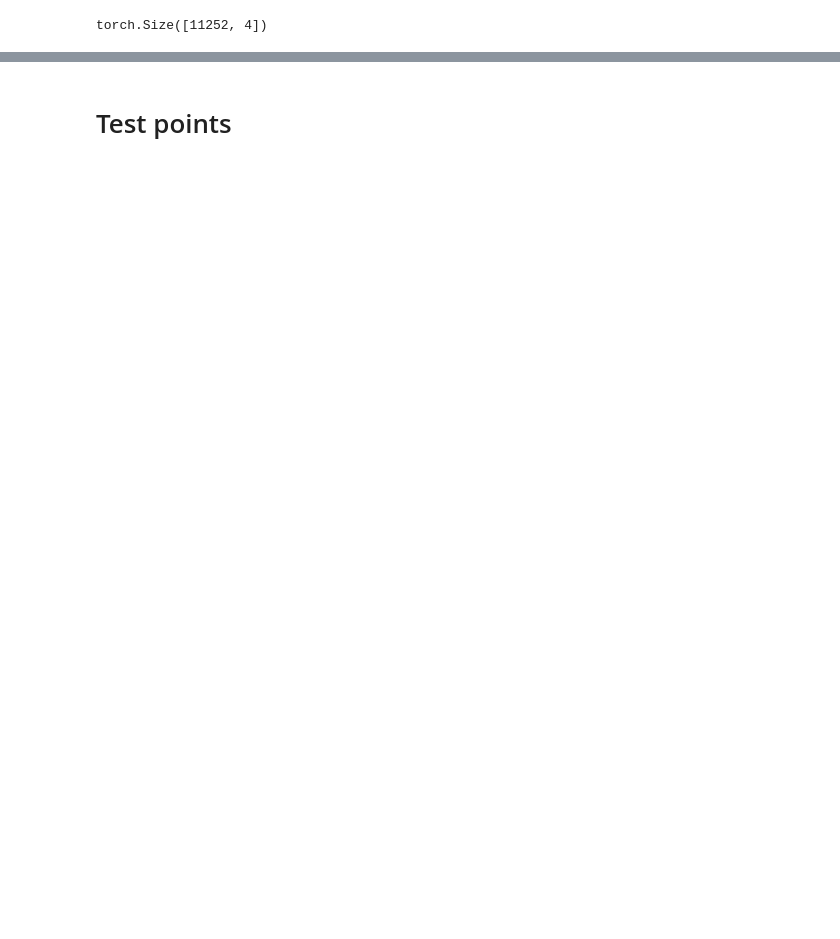
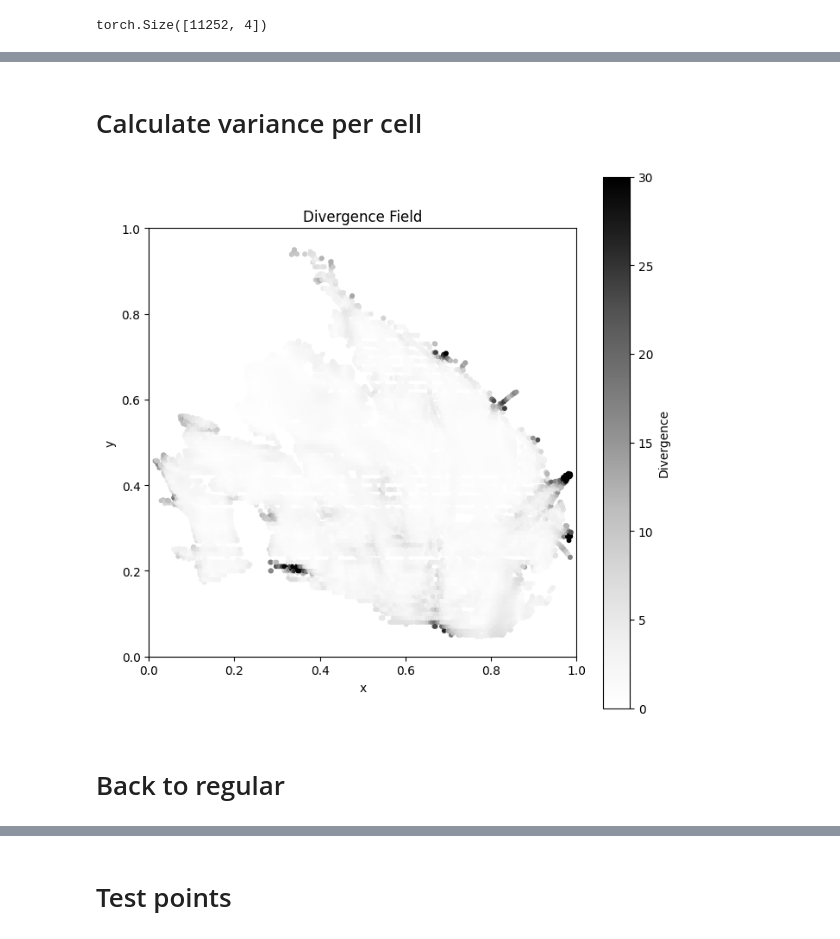
Before and after one commit to kimbente/FluxNet, a Jupyter notebook: train_fluxnet_on_all_data.ipynb, the cells around one changed output, grey strips where cells are left out. Saved outputs shown, nothing was run; the diff lists cells and outputs as text; code cells hidden in the pictures; blank space fills up the shorter version.

Commit message:
Add ensemble members

```diff
--- a/train_fluxnet_on_all_data.ipynb
+++ b/train_fluxnet_on_all_data.ipynb
@@ -15,6 +15,8 @@ device = "cuda" if torch.cuda.is_available() else "cpu"
 
 RETRAIN = False
 # RETRAIN = True
+
+N_ENSEMBLE = 8
 # %% [markdown]
 # Load data
 # %%
@@ -173,5 +198,9 @@ def spatial_subsample(data, n_cells = 100):
 # 11 k e.g
 subset = spatial_subsample(data, n_cells = 200)
 print(subset.shape)
+
+# Seperate x and y
+subset_x = subset[:, :2].to(device)
+subset_y = subset[:, 2:].to(device)
 # %% [output]
 torch.Size([11252, 4])
@@ -178,3 +271,31 @@ torch.Size([11252, 4])
+# %% [markdown]
+# Calculate variance per cell
+# %%
+ensemble_divergence_fields.shape
+ensemble_variance = torch.var(ensemble_divergence_fields, dim = 0)
+# %%
+plt.figure(figsize = (8, 8))
+
+plt.scatter(
+    subset_x[:, 0].cpu().detach().numpy(),
+    subset_x[:, 1].cpu().detach().numpy(),
+    c = torch.sqrt(ensemble_variance).cpu().detach().numpy(),
+    cmap = "Greys",
+    vmin = 0, vmax = 30,
+    s = 10)
+
+plt.colorbar(label = "Divergence")
+plt.xlabel("x")
+plt.ylabel("y")
+plt.title("Divergence Field")
+plt.ylim(0, 1)
+plt.xlim(0, 1)
+plt.gca().set_aspect("equal")
+plt.show()
+# %% [output]
+[figure, added]
+# %% [markdown]
+# Back to regular
 # %%
 subset_x = subset[:, :2].to(device)
 subset_y = subset[:, 2:].to(device)
```
Also changed, not shown: parts of 14 cells of this notebook, 16 other files.
